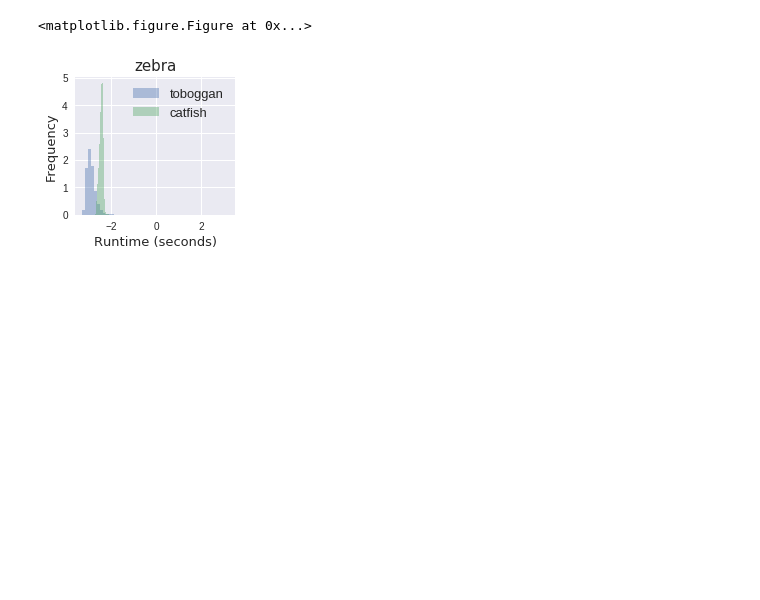
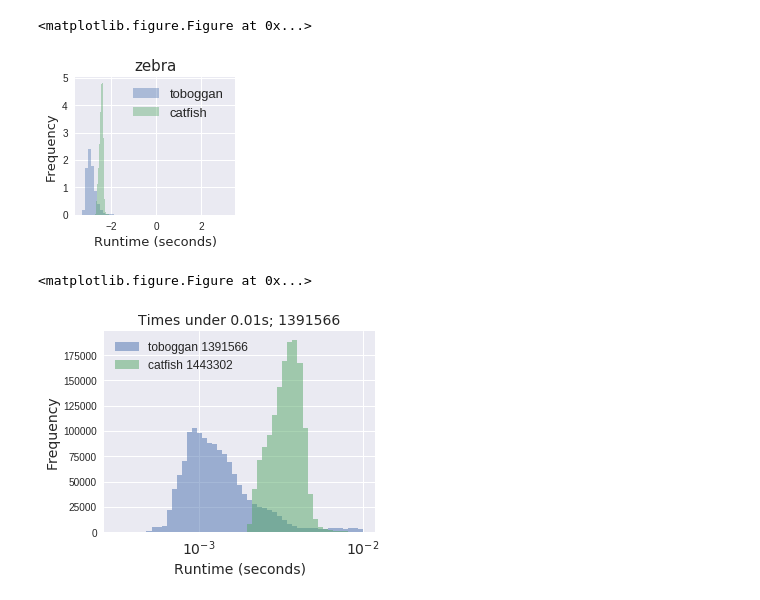
Before and after one commit to sgsmob/toboggan, a Jupyter notebook: make-figures/figure_runtime_plots.ipynb, the cells around one changed output. Cells and saved outputs as stored; diff of their text form; code cells hidden in the pictures; blank space fills up the shorter version.

Commit message:
working on annotating the runtime plots

```diff
--- a/make-figures/figure_runtime_plots.ipynb
+++ b/make-figures/figure_runtime_plots.ipynb
@@ -176,7 +176,7 @@ import matplotlib.pyplot as plt
 import numpy as np
 import seaborn as sns
 
-show_flag = False
+show_flag = True
 
 
 plt.clf()
@@ -190,39 +190,42 @@ if log_scale_flag:
     plt.gca().set_yticklabels([10**x for x in range(0, 6)], **ytick_font)
     plt.gca().set_yscale("log")
 
-n, bins, patchs = plt.hist(all_toboggan_times_small, bins=logbins, log=log_scale_flag, alpha=0.5, label='toboggan')
-n, bins, patchs = plt.hist(all_catfish_times_small, bins=logbins, log=log_scale_flag, alpha=0.5, label='catfish')
+n, bins, patchs = plt.hist(all_toboggan_times_small, bins=logbins, log=log_scale_flag, alpha=0.5, label='toboggan {}'.format(len(all_toboggan_times_small)))
+n, bins, patchs = plt.hist(all_catfish_times_small, bins=logbins, log=log_scale_flag, alpha=0.5, label='catfish {}'.format(len(all_catfish_times_small)))
 
+legend_font = {'fontname':'DejaVu Sans', 'size':'12'}
 axis_font = {'fontname':'DejaVu Sans', 'size':'14'}
 title_font = {'fontname':'DejaVu Sans', 'size':'14'}
 xtick_font = {'fontname':'DejaVu Sans', 'size':'14'}
 ytick_font = {'fontname':'DejaVu Sans', 'size':'14'}
 
-
 # if froot == 'human':
 plt.ylabel("Frequency", **axis_font)
-plt.legend(loc='upper left', frameon=False, fontsize=axis_font['size'])
+plt.legend(loc='upper left', frameon=False, fontsize=legend_font['size'])
 # else:
 #     plt.gca().set_yticklabels([])
 
 #plt.xlim([10**-4, 10**4])
 #plt.ylim([10**0, 10**6])
 plt.gca().set_xticklabels([10**x for x in range(-4, 3)], **xtick_font)
 plt.gca().set_xscale("log")
 
 plt.title('Times under 0.01s; {}'.format(len(all_toboggan_times_small)), **title_font)
 plt.xlabel("Runtime (seconds)", **axis_font)
 plt.ylabel("Frequency", **axis_font)
 
 fig = plt.gcf()
 fig.tight_layout()
 
 if show_flag == True:
     plt.show()
 else:
     plt.savefig( './figures/'+'runtime-new-small-all' + '.pdf', format='pdf', dpi=300)
     plt.savefig( './figures/'+'runtime-new-small_all' + '.png', format='png', dpi=300)
 plt.close()
+# %% [output]
+<matplotlib.figure.Figure at 0x...>
+[figure, added]
 # %%
 
 plt.clf()
```
